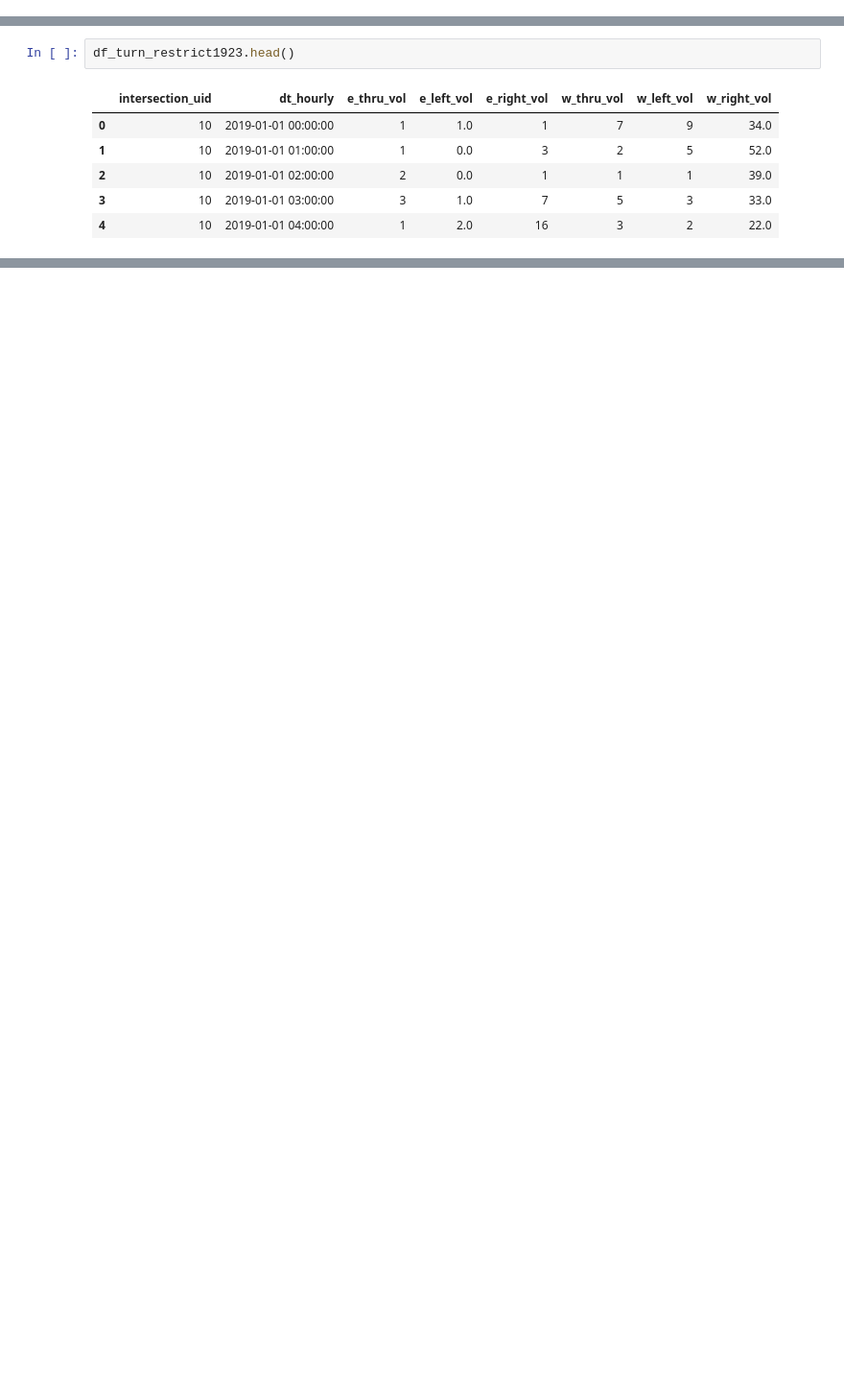
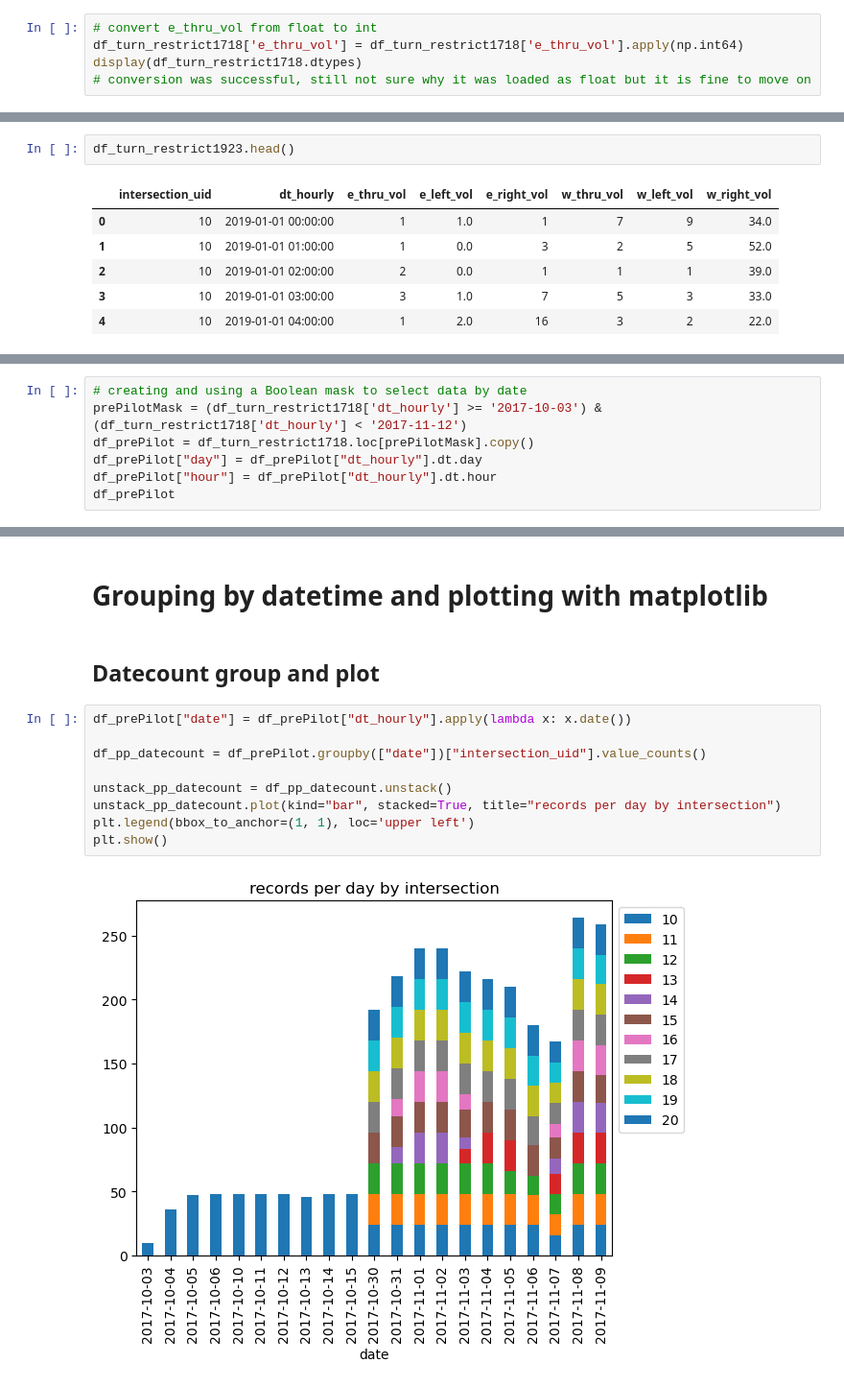
Before and after one commit to schoolofcities/king-street-toronto, a Jupyter notebook: analysis/King St Init EDA.ipynb, the cells around one changed output, grey strips where cells are left out. Shown at 96% size. Drawn from its saved outputs; the diff is of its cells as text; blank space fills up the shorter version.

```diff
--- a/analysis/King St Init EDA.ipynb
+++ b/analysis/King St Init EDA.ipynb
@@ -47,0 +75,5 @@ print(type(df_turn_restrict1718["e_thru_vol"][0]))
+# %%
+# convert e_thru_vol from float to int
+df_turn_restrict1718['e_thru_vol'] = df_turn_restrict1718['e_thru_vol'].apply(np.int64)
+display(df_turn_restrict1718.dtypes)
+# conversion was successful, still not sure why it was loaded as float but it is fine to move on
@@ -66,0 +183,7 @@ print(type(df_turn_restrict1923["dt_hourly"][0]))
+# %%
+# creating and using a Boolean mask to select data by date
+prePilotMask = (df_turn_restrict1718['dt_hourly'] >= '2017-10-03') & (df_turn_restrict1718['dt_hourly'] < '2017-11-12')
+df_prePilot = df_turn_restrict1718.loc[prePilotMask].copy()
+df_prePilot["day"] = df_prePilot["dt_hourly"].dt.day
+df_prePilot["hour"] = df_prePilot["dt_hourly"].dt.hour
+df_prePilot
@@ -66,0 +204,15 @@ print(type(df_turn_restrict1923["dt_hourly"][0]))
+# %% [markdown]
+# Grouping by datetime and plotting with matplotlib
+# %% [markdown]
+## Datecount group and plot
+# %%
+df_prePilot["date"] = df_prePilot["dt_hourly"].apply(lambda x: x.date())
+
+df_pp_datecount = df_prePilot.groupby(["date"])["intersection_uid"].value_counts()
+
+unstack_pp_datecount = df_pp_datecount.unstack()
+unstack_pp_datecount.plot(kind="bar", stacked=True, title="records per day by intersection")
+plt.legend(bbox_to_anchor=(1, 1), loc='upper left')
+plt.show()
+# %% [output]
+[figure, added]
```
Also changed, not shown: parts of 47 cells of this notebook, 3 other files.
